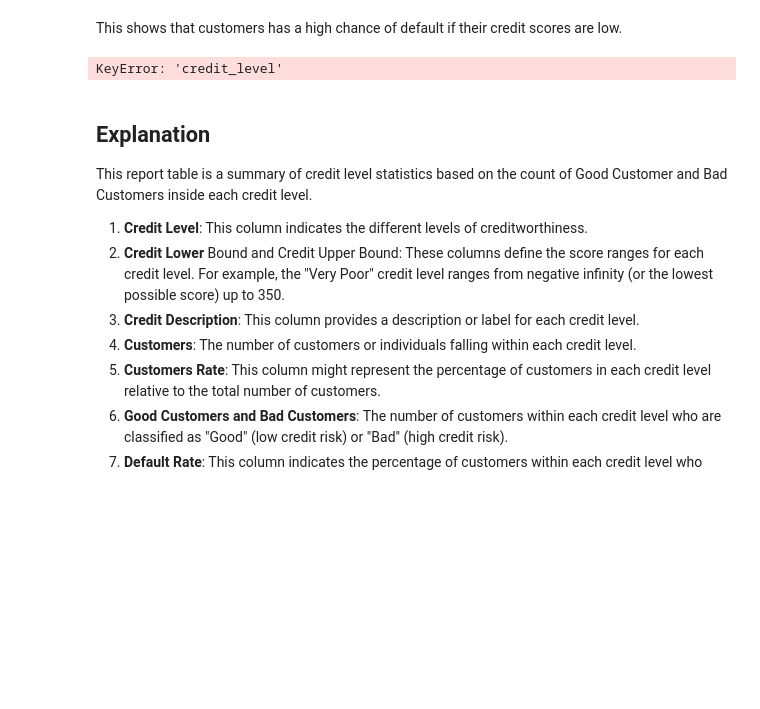
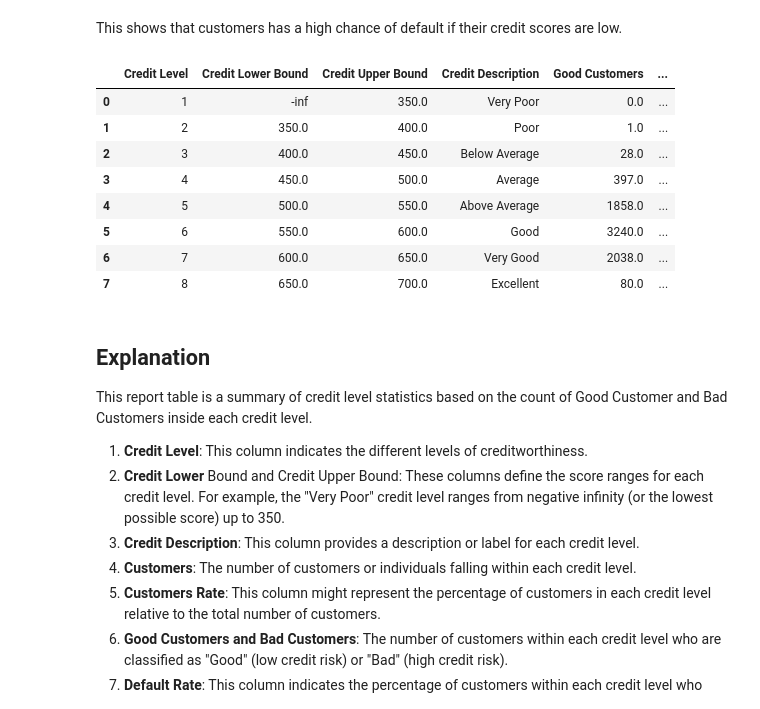
Before and after one commit to marcellinus-witarsah/credit-score-modelling-old, a Jupyter notebook: notebooks/20240611_credit_scorecard_manual.ipynb, the cells around one changed output. Cells and saved outputs as stored; diff of their text form; code cells hidden in the pictures; blank space fills up the shorter version.

```diff
--- a/notebooks/20240611_credit_scorecard_manual.ipynb
+++ b/notebooks/20240611_credit_scorecard_manual.ipynb
@@ -854,7 +857,7 @@ Where:
 
 Source: https://www.amazon.com/Credit-Risk-Scorecards-Implementing-Intelligent/dp/047175451X
 # %%
-class CreditScore:
+class CreditScoreScaling:
     def __init__(self, pipeline, pdo: Union[int, float], odds: Union[int, float], scorecard_points: Union[int, float]):
         self.pipeline = pipeline
         self.intercept = self.pipeline[LogisticRegression.__name__].intercept_[0]
@@ -915,7 +918,7 @@ class CreditScore:
         results = X.apply(lambda instance: self.calculate_single_credit_score(instance.to_dict()), axis=1)
         return pd.DataFrame.from_dict(results.tolist()).set_index(index)
 # %%
-credit_score = CreditScore(woe_logreg_model.pipeline, 20, 1, 500)
+credit_score = CreditScoreScaling(woe_logreg_model.pipeline, 20, 1, 500)
 credit_score.generate_scorecard()
 credit_score.calculate_credit_score(X_test.copy(deep=False))
 # %% [output]
@@ -1133,14 +1111,15 @@ class CreditScoreReport:
-# %%
-generate_report(credit_scores_df)[[
-    "Credit Level", "Credit Lower Bound",
-    "Credit Upper Bound", "Credit Description",
-    "Customers", "Customers Rate",
-    "Good Customers", "Bad Customers",
-    "Default Rate", "Good Customers Coverage",
-    "Loss Coverage"
-]]
-# %% [output]
-KeyError: 'credit_level'
+# %%
+generate_report(credit_scores_df)
+# %% [output]
+|  | Credit Level | Credit Lower Bound | Credit Upper Bound | Credit Description | Good Customers | ... |
+| 0 | 1 | -inf | 350.0 | Very Poor | 0.0 | ... |
+| 1 | 2 | 350.0 | 400.0 | Poor | 1.0 | ... |
+| 2 | 3 | 400.0 | 450.0 | Below Average | 28.0 | ... |
+| 3 | 4 | 450.0 | 500.0 | Average | 397.0 | ... |
+| 4 | 5 | 500.0 | 550.0 | Above Average | 1858.0 | ... |
+| 5 | 6 | 550.0 | 600.0 | Good | 3240.0 | ... |
+| 6 | 7 | 600.0 | 650.0 | Very Good | 2038.0 | ... |
+| 7 | 8 | 650.0 | 700.0 | Excellent | 80.0 | ... |
 # %% [markdown]
 ## Explanation
 This report table is a summary of credit level statistics based on the count of Good Customer and Bad Customers inside each credit level.
```
Also changed, not shown: parts of 7 cells of this notebook, 5 other files.
